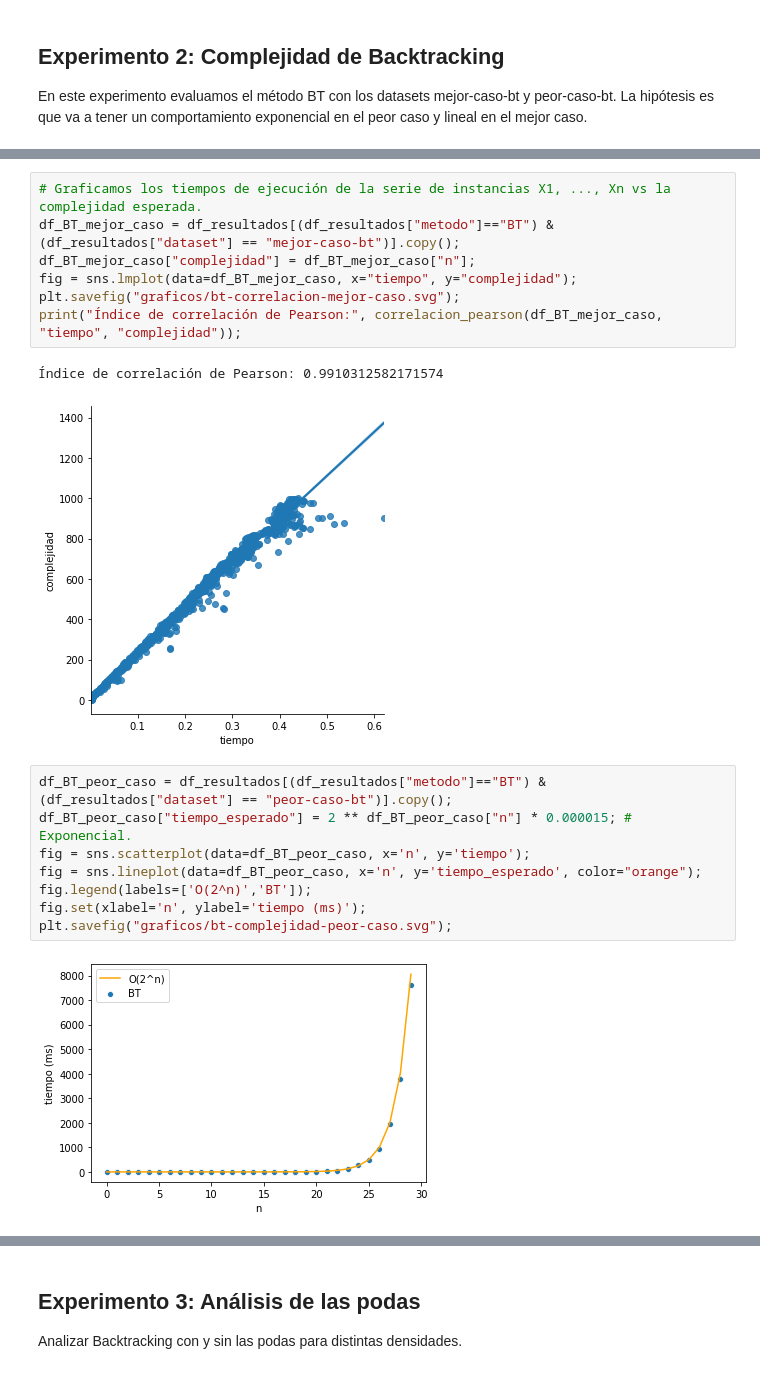
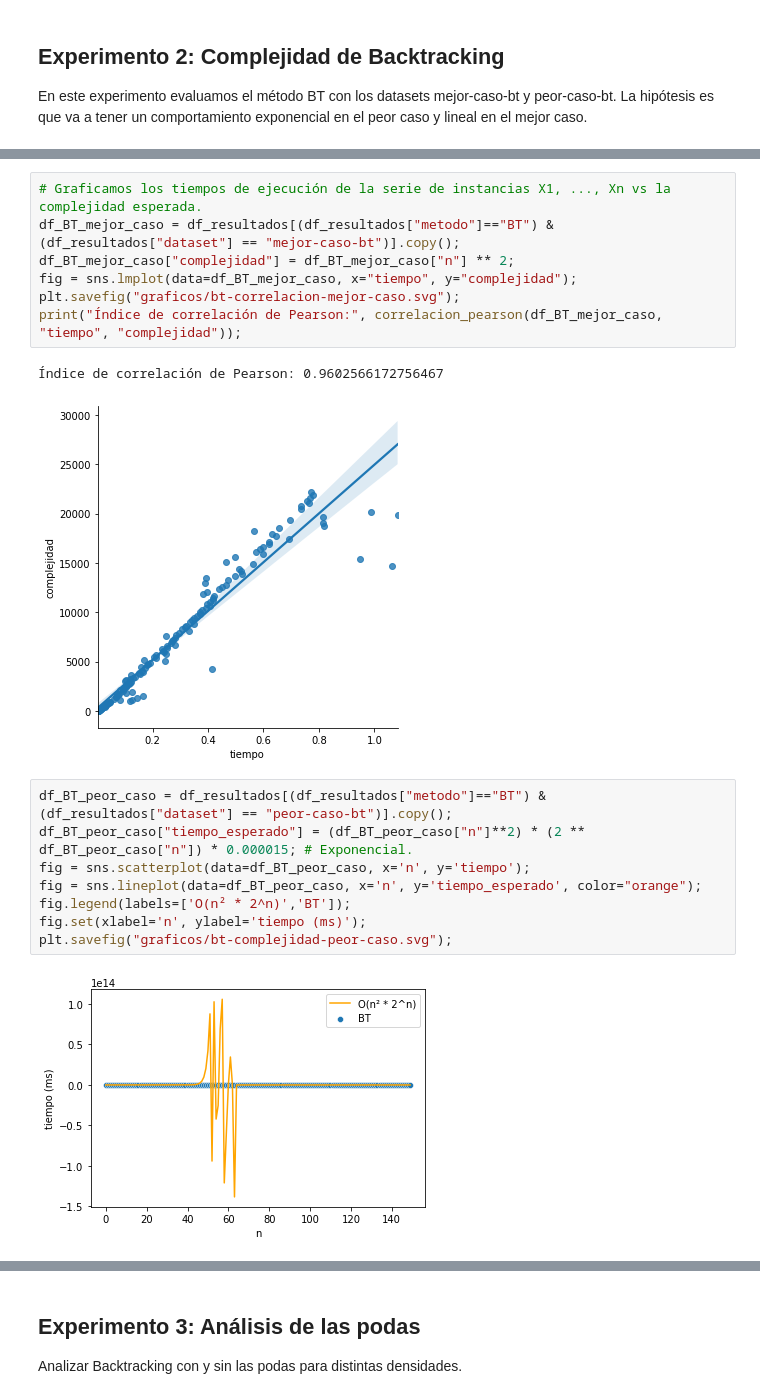
Before and after one commit to nahuelcastro/JamboTubo, a Jupyter notebook: python/analisis.ipynb, the cells around one changed output, grey strips where cells are left out. Drawn from its saved outputs; the diff is of its cells as text.

```diff
--- a/python/analisis.ipynb
+++ b/python/analisis.ipynb
@@ -88,23 +89,23 @@ plt.savefig("graficos/bt-complejidad-mejor-caso.svg");
 # %%
 # Graficamos los tiempos de ejecución de la serie de instancias X1, ..., Xn vs la complejidad esperada.
 df_BT_mejor_caso = df_resultados[(df_resultados["metodo"]=="BT") & (df_resultados["dataset"] == "mejor-caso-bt")].copy();
-df_BT_mejor_caso["complejidad"] = df_BT_mejor_caso["n"];
+df_BT_mejor_caso["complejidad"] = df_BT_mejor_caso["n"] ** 2;
 fig = sns.lmplot(data=df_BT_mejor_caso, x="tiempo", y="complejidad");
 plt.savefig("graficos/bt-correlacion-mejor-caso.svg");
 print("Índice de correlación de Pearson:", correlacion_pearson(df_BT_mejor_caso, "tiempo", "complejidad"));
 # %% [output]
-Índice de correlación de Pearson: 0.9910312582171574
+Índice de correlación de Pearson: 0.9602566172756467
-[figure, old version]
+[figure, new version]
 # %%
 df_BT_peor_caso = df_resultados[(df_resultados["metodo"]=="BT") & (df_resultados["dataset"] == "peor-caso-bt")].copy();
-df_BT_peor_caso["tiempo_esperado"] = 2 ** df_BT_peor_caso["n"] * 0.000015; # Exponencial.
+df_BT_peor_caso["tiempo_esperado"] = (df_BT_peor_caso["n"]**2) * (2 ** df_BT_peor_caso["n"]) * 0.000015; # Exponencial.
 fig = sns.scatterplot(data=df_BT_peor_caso, x='n', y='tiempo');
 fig = sns.lineplot(data=df_BT_peor_caso, x='n', y='tiempo_esperado', color="orange");
-fig.legend(labels=['O(2^n)','BT']);
+fig.legend(labels=['O(n² * 2^n)','BT']);
 fig.set(xlabel='n', ylabel='tiempo (ms)');
 plt.savefig("graficos/bt-complejidad-peor-caso.svg");
 # %% [output]
-[figure, old version]
+[figure, new version]
 # %%
 # Graficamos los tiempos de ejecución de la serie de instancias X1, ..., Xn vs la complejidad esperada.
 df_BT_peor_caso = df_resultados[(df_resultados["metodo"]=="BT") & (df_resultados["dataset"] == "peor-caso-bt")].copy();
```
Also changed, not shown: parts of 11 cells of this notebook, 17 other files.
